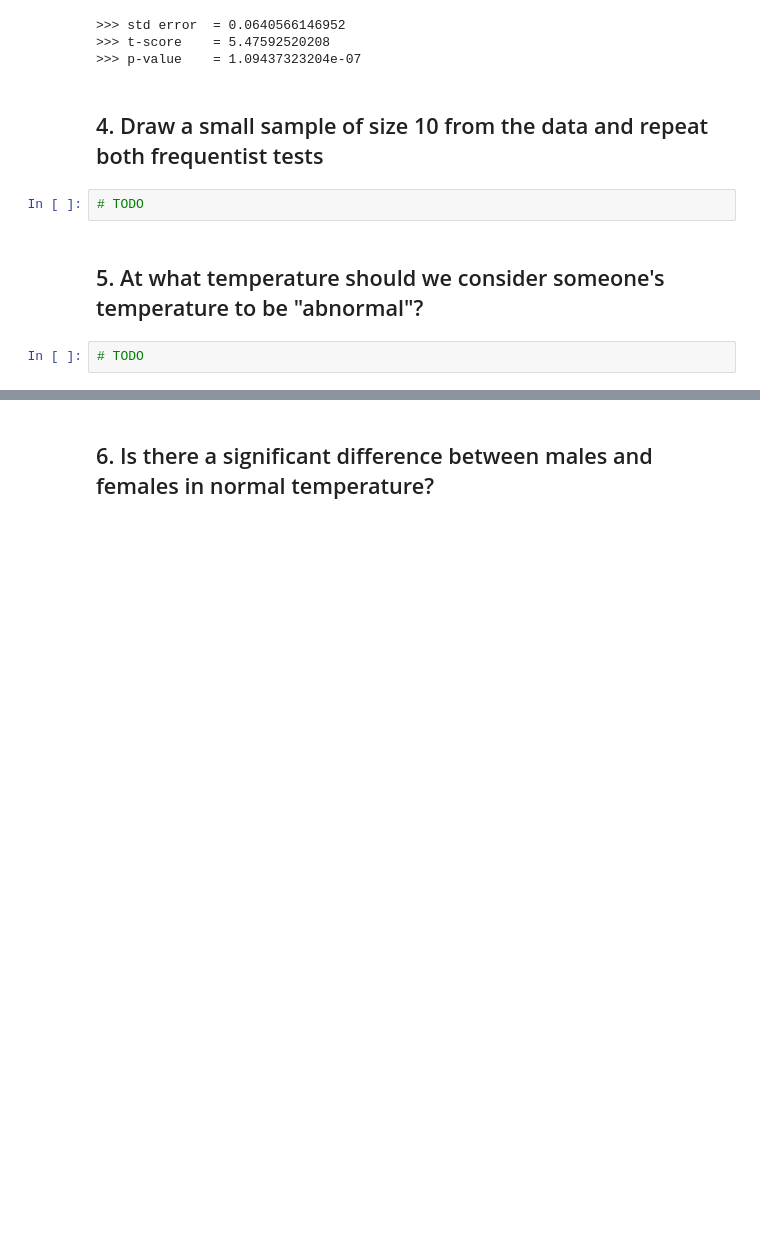
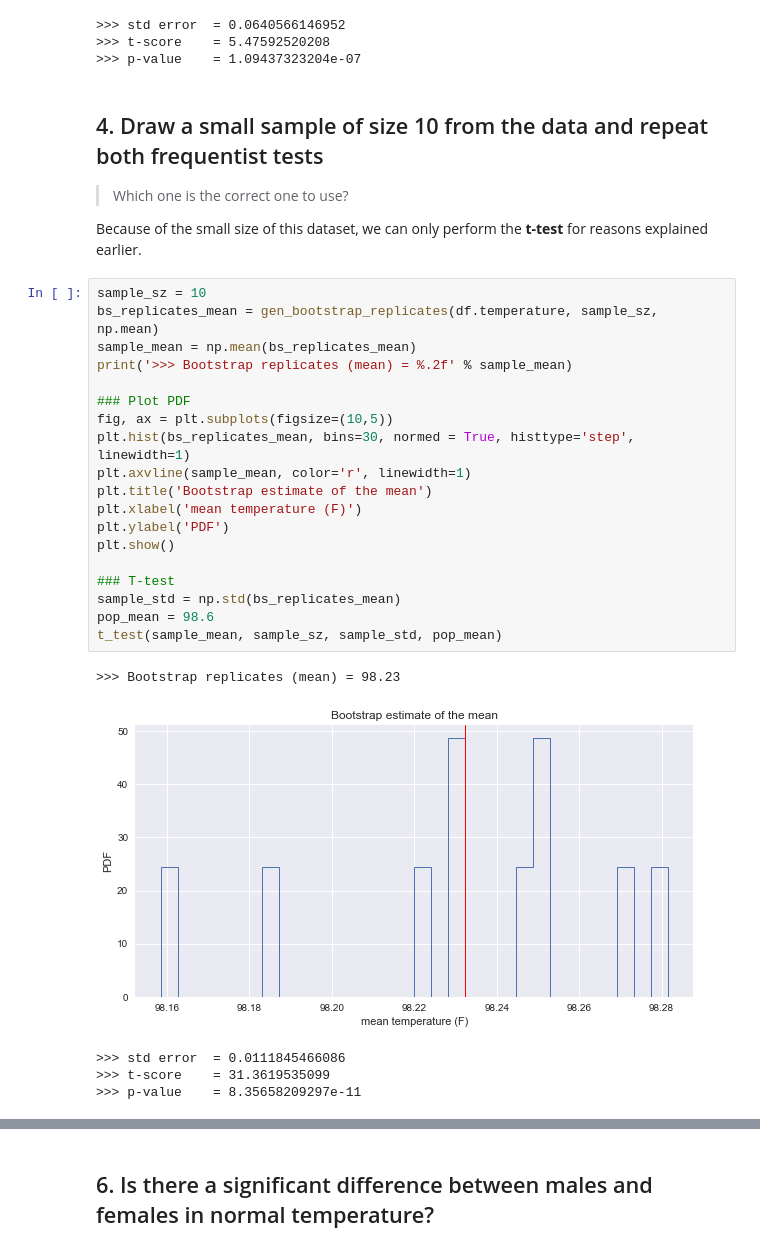
Before and after one commit to karlphillip/DataScience, a Jupyter notebook: Mini Projects/human_body_temperature_using_eda/sliderule_dsi_inferential_statistics_exercise_1.ipynb, the cells around one changed output, grey strips where cells are left out. Saved outputs shown, nothing was run; the diff lists cells and outputs as text; blank space fills up the shorter version.

Commit message:
human_body_temperature_using_eda: improved answers (again)

```diff
--- a/Mini Projects/human_body_temperature_using_eda/sliderule_dsi_inferential_statistics_exercise_1.ipynb
+++ b/Mini Projects/human_body_temperature_using_eda/sliderule_dsi_inferential_statistics_exercise_1.ipynb
@@ -371,9 +394,31 @@ t_test(sample_mean, sample_sz, sample_std, pop_mean)
 >>> p-value    = 1.09437323204e-07
 # %% [markdown]
 ## 4. Draw a small sample of size 10 from the data and repeat both frequentist tests
+> Which one is the correct one to use?
+
+Because of the small size of this dataset, we can only perform the **t-test** for reasons explained earlier.
-# %%
-# TODO
-# %% [markdown]
-## 5. At what temperature should we consider someone's temperature to be "abnormal"?
-# %%
-# TODO
+# %%
+sample_sz = 10
+bs_replicates_mean = gen_bootstrap_replicates(df.temperature, sample_sz, np.mean)
+sample_mean = np.mean(bs_replicates_mean)
+print('>>> Bootstrap replicates (mean) = %.2f' % sample_mean)
+
+### Plot PDF
+fig, ax = plt.subplots(figsize=(10,5))
+plt.hist(bs_replicates_mean, bins=30, normed = True, histtype='step', linewidth=1)
+plt.axvline(sample_mean, color='r', linewidth=1)
+plt.title('Bootstrap estimate of the mean')
+plt.xlabel('mean temperature (F)')
+plt.ylabel('PDF')
+plt.show()
+
+### T-test
+sample_std = np.std(bs_replicates_mean)
+pop_mean = 98.6
+t_test(sample_mean, sample_sz, sample_std, pop_mean)
+# %% [output]
+>>> Bootstrap replicates (mean) = 98.23
+[figure, added]
+>>> std error  = 0.0111845466086
+>>> t-score    = 31.3619535099
+>>> p-value    = 8.35658209297e-11
```
Also changed, not shown: parts of 20 cells of this notebook.
